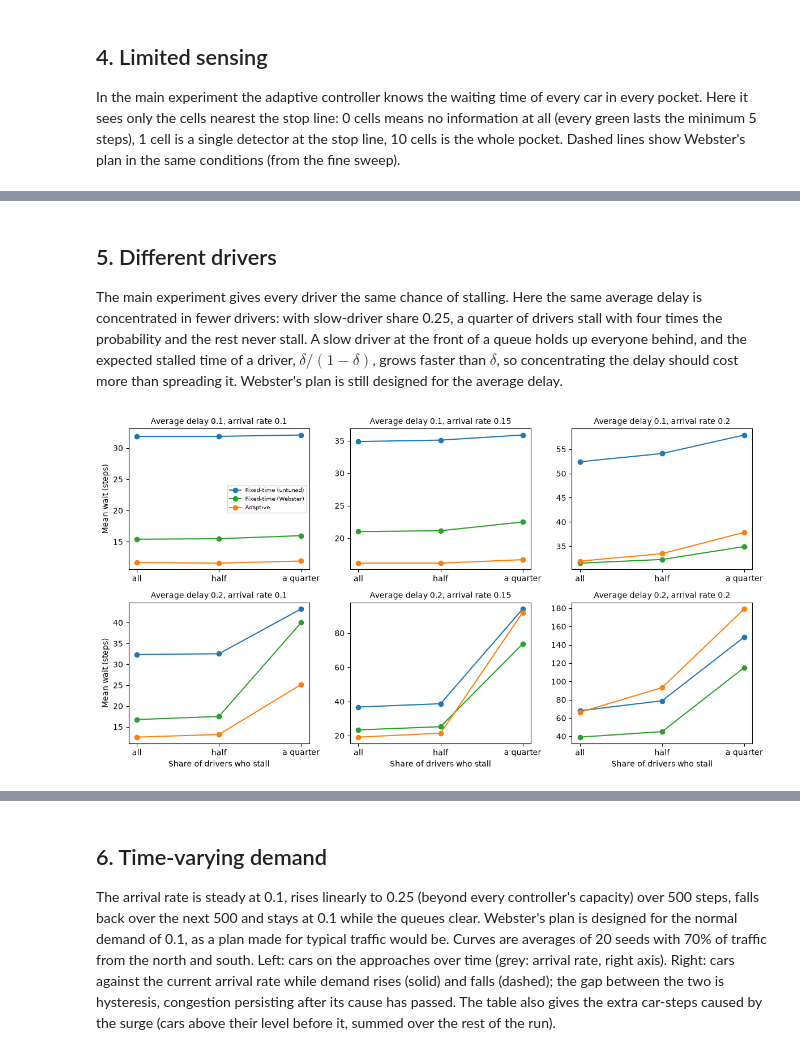
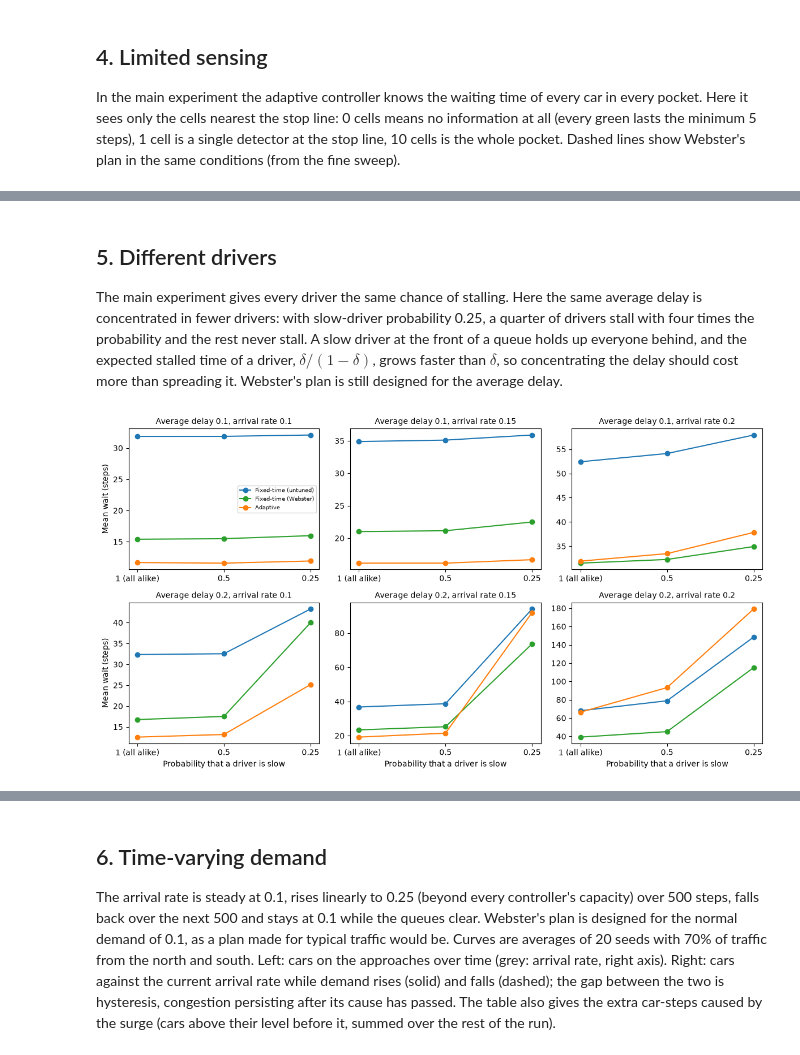
Before and after one commit to phattydumpling/CITS4403-Project, a Jupyter notebook: notebooks/Results/Extensions.ipynb, the cells around one changed output, grey strips where cells are left out. Saved outputs shown, nothing was run; the diff lists cells and outputs as text; code cells hidden in the pictures.

```diff
--- a/notebooks/Results/Extensions.ipynb
+++ b/notebooks/Results/Extensions.ipynb
@@ -71,23 +71,23 @@ are measured in every run:
 The critical arrival rate of each controller is taken as the rate at which
 the fluctuations peak. Solid lines: no reaction delay; dashed: delay 0.2.
 # %%
-shares = sorted(fine["north_south_share"].unique())
+ns_values = sorted(fine["north_south_probability"].unique())
 rows = [("cars_mean", "Cars on the approaches"), ("cars_std", "Fluctuation (std of cars)"),
         ("settling_time", "Settling time (steps)")]
-fig, axes = plt.subplots(len(rows), len(shares), figsize=(12, 9), sharex=True, sharey="row")
-for col, share in enumerate(shares):
+fig, axes = plt.subplots(len(rows), len(ns_values), figsize=(12, 9), sharex=True, sharey="row")
+for col, p_ns in enumerate(ns_values):
     for row, (value, label) in enumerate(rows):
-        lines(axes[row, col], value, share)
+        lines(axes[row, col], value, p_ns)
         axes[row, 0].set_ylabel(label)
-    axes[0, col].set_title(f"North–south share {share}")
+    axes[0, col].set_title(f"North–south probability {p_ns}")
     axes[-1, col].set_xlabel("Arrival rate (cars per approach per step)")
 axes[0, 0].legend(fontsize=7, ncol=2)
 fig.tight_layout()
 fig.savefig(FIGURES / "ext_tipping.png", dpi=200)
 plt.show()
 
-peaks = means.loc[means.groupby(["controller", "north_south_share", "reaction_delay"])["cars_std"].idxmax()]
-peaks = peaks.set_index(["controller", "north_south_share", "reaction_delay"])["arrival_rate"]
+peaks = means.loc[means.groupby(["controller", "north_south_probability", "reaction_delay"])["cars_std"].idxmax()]
+peaks = peaks.set_index(["controller", "north_south_probability", "reaction_delay"])["arrival_rate"]
 critical = peaks.where(peaks < means["arrival_rate"].max()).unstack("controller")   # a peak at the edge is no peak
 print("Critical arrival rate (where fluctuations peak; NaN = no peak within the sweep)")
 print(critical[CONTROLLERS])
@@ -178,7 +178,7 @@ rate 0.15, from the pooled waits of all ten seeds.
 # %%
 samples = np.load(ROOT / "data" / "ext_wait_samples.npz")
 fig, axes = plt.subplots(1, 2, figsize=(12, 4))
-data = means[(means["north_south_share"] == 0.9) & (means["reaction_delay"] == 0.0)]
+data = means[(means["north_south_probability"] == 0.9) & (means["reaction_delay"] == 0.0)]
 for controller in CONTROLLERS:
     runs = data[data["controller"] == controller]
     for value, style in [("wait_p50", ":"), ("wait_p90", "--"), ("wait_p99", "-")]:
@@ -197,7 +197,7 @@ for controller in CONTROLLERS:
     axes[1].step(waits, survival, color=COLOURS[controller], label=LABELS[controller])
 axes[1].set_yscale("log")
 axes[1].set_xlabel("Wait (steps)")
-axes[1].set_ylabel("Share of cars waiting at least this long")
+axes[1].set_ylabel("Fraction of cars waiting at least this long")
 axes[1].legend(fontsize=8)
 fig.tight_layout()
 fig.savefig(FIGURES / "ext_distributions.png", dpi=200)
@@ -237,24 +237,24 @@ sweep).
 # %%
 sensing = pd.read_csv(ROOT / "data" / "ext_sensing.csv")
 fig, axes = plt.subplots(1, 2, figsize=(11, 4), sharey=True)
-for ax, share in zip(axes, sorted(sensing["north_south_share"].unique())):
+for ax, p_ns in zip(axes, sorted(sensing["north_south_probability"].unique())):
     for i, rate in enumerate(sorted(sensing["arrival_rate"].unique())):
-        runs = sensing[(sensing["north_south_share"] == share) & (sensing["arrival_rate"] == rate)]
+        runs = sensing[(sensing["north_south_probability"] == p_ns) & (sensing["arrival_rate"] == rate)]
         mean = runs.groupby("detector_range")["mean_wait"].mean()
         ax.plot(mean.index, mean, marker="o", color=f"C{i + 3}", label=f"arrival rate {rate}")
-        webster = fine[(fine["controller"] == "webster") & (fine["north_south_share"] == share)
+        webster = fine[(fine["controller"] == "webster") & (fine["north_south_probability"] == p_ns)
                        & (fine["reaction_delay"] == 0.0) & np.isclose(fine["arrival_rate"], rate)]["mean_wait"].mean()
         ax.axhline(webster, linestyle="--", color=f"C{i + 3}", linewidth=1)
     ax.set_yscale("log")
     ax.set_xticks(sorted(sensing["detector_range"].unique()))
     ax.set_xlabel("Detector range (cells next to the stop line)")
-    ax.set_title(f"North–south share {share}")
+    ax.set_title(f"North–south probability {p_ns}")
 axes[0].set_ylabel("Mean wait (steps)")
 axes[0].legend(fontsize=8)
 fig.tight_layout()
 fig.savefig(FIGURES / "ext_sensing.png", dpi=200)
 plt.show()
 
-print(sensing.pivot_table(index=["north_south_share", "arrival_rate"], columns="detector_range",
+print(sensing.pivot_table(index=["north_south_probability", "arrival_rate"], columns="detector_range",
                           values="mean_wait").round(1))
 # %% [output]
@@ -271,7 +271,7 @@ north_south_share arrival_rate
 ## 5. Different drivers
 
 The main experiment gives every driver the same chance of stalling. Here the
-same average delay is concentrated in fewer drivers: with slow-driver share
+same average delay is concentrated in fewer drivers: with slow-driver probability
 0.25, a quarter of drivers stall with four times the probability and the rest
 never stall. A slow driver at the front of a queue holds up everyone behind,
 and the expected stalled time of a driver, $\delta/(1-\delta)$, grows faster
@@ -280,29 +280,29 @@ Webster's plan is still designed for the average delay.
 # %%
 drivers = pd.read_csv(ROOT / "data" / "ext_drivers.csv")
 delays = sorted(drivers["reaction_delay"].unique())
 rates = sorted(drivers["arrival_rate"].unique())
-slow_shares = [1.0, 0.5, 0.25]                     # from all drivers alike to a few very slow ones
+slow_probabilities = [1.0, 0.5, 0.25]                     # from all drivers alike to a few very slow ones
 fig, axes = plt.subplots(len(delays), len(rates), figsize=(12, 6.5))
 for row, delay in enumerate(delays):
     for col, rate in enumerate(rates):
         ax = axes[row, col]
         for controller in CONTROLLERS:
             runs = drivers[(drivers["controller"] == controller) & (drivers["reaction_delay"] == delay)
                            & (drivers["arrival_rate"] == rate)]
-            mean = runs.groupby("slow_driver_share")["mean_wait"].mean()
-            ax.plot(range(len(slow_shares)), mean[slow_shares], marker="o", color=COLOURS[controller],
+            mean = runs.groupby("slow_driver_probability")["mean_wait"].mean()
+            ax.plot(range(len(slow_probabilities)), mean[slow_probabilities], marker="o", color=COLOURS[controller],
                     label=LABELS[controller])
         ax.set_title(f"Average delay {delay}, arrival rate {rate}", fontsize=10)
-        ax.set_xticks(range(len(slow_shares)), ["all", "half", "a quarter"])
+        ax.set_xticks(range(len(slow_probabilities)), ["1 (all alike)", "0.5", "0.25"])
     axes[row, 0].set_ylabel("Mean wait (steps)")
 for ax in axes[-1]:
-    ax.set_xlabel("Share of drivers who stall")
+    ax.set_xlabel("Probability that a driver is slow")
 axes[0, 0].legend(fontsize=7)
 fig.tight_layout()
 fig.savefig(FIGURES / "ext_drivers.png", dpi=200)
 plt.show()
 
-print(drivers.pivot_table(index=["reaction_delay", "arrival_rate", "slow_driver_share"],
+print(drivers.pivot_table(index=["reaction_delay", "arrival_rate", "slow_driver_probability"],
                           columns="controller", values=["mean_wait", "stalls"]).round(1))
 # %% [output]
-[figure, old version]
+[figure, new version]
```
Also changed, not shown: parts of 9 cells of this notebook, 25 other files.
